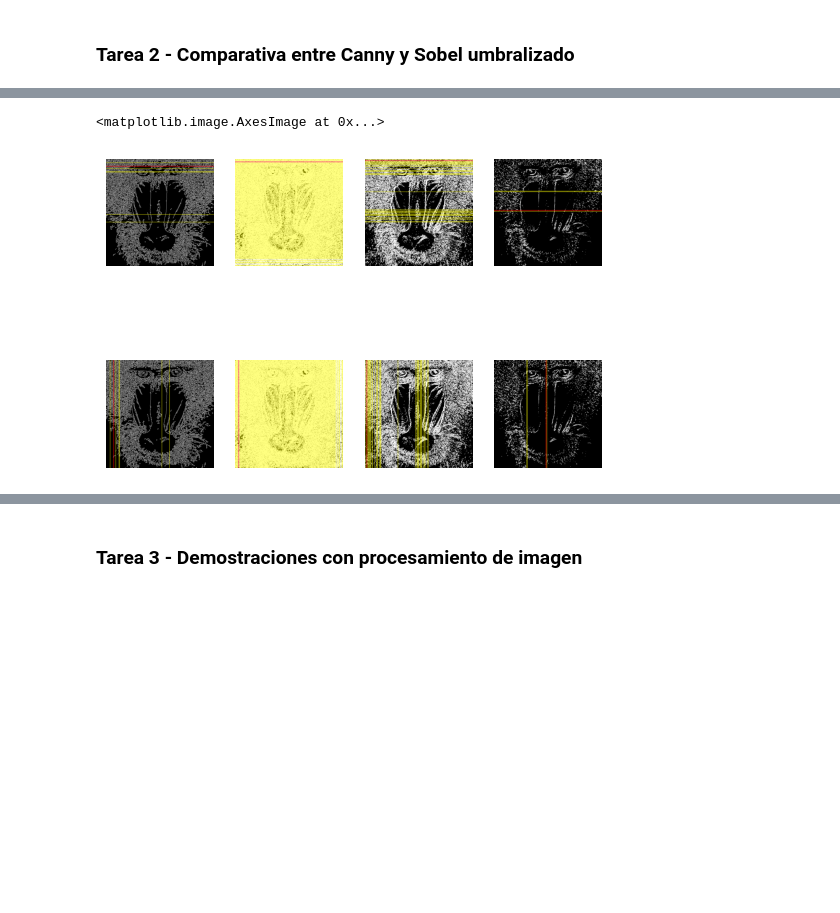
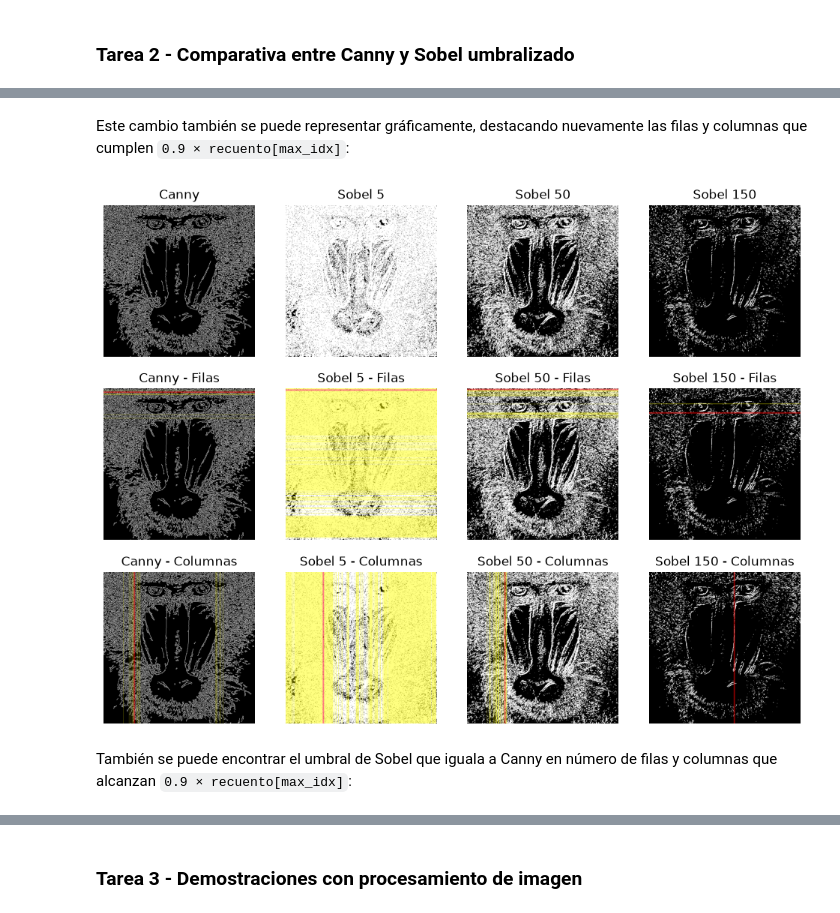
Before and after one commit to alejandra-rs/prac-VC, a Jupyter notebook: prac2/prac2.ipynb, the cells around one changed output, grey strips where cells are left out. Cells and saved outputs as stored; diff of their text form; code cells hidden in the pictures; blank space fills up the shorter version.

```diff
--- a/prac2/prac2.ipynb
+++ b/prac2/prac2.ipynb
@@ -85,7 +96,7 @@ def row_counts(image):
     return row_counts / (255 * image.shape[1])
 # %%
 def col_counts(image):
-    col_counts = cv2.reduce(image, 0, cv2.REDUCE_SUM, dtype=cv2.CV_32SC1)[0]
+    col_counts = cv2.reduce(image, 0, cv2.REDUCE_SUM, dtype=cv2.CV_32SC1).reshape(-1)
     return col_counts / (255 * image.shape[0])
 # %%
 def find_max_idx(rows):
@@ -146,0 +182,2 @@ Text(153, 14, '(150, 4)')
+# %% [markdown]
+Este cambio también se puede representar gráficamente, destacando nuevamente las filas y columnas que cumplen `0.9 × recuento[max_idx]`:
@@ -168,41 +208,30 @@ max90_idx_sobel150 = find_max90_idx(rows_sobel150_rgb, max_idx_sobel150)
+# %%
+def show(subplot, image, title):
+    subplot.axis('off')
+    subplot.imshow(image, cmap='gray')
+    subplot.set_title(title)
+
+def draw_lines(image, stats, axis):
+    axis_stats = stats[f'{axis}_stats']
+    if axis == 'row':
+        return row_threshold(image, axis_stats['max_idx'], axis_stats['max90_idx'])
+    return col_threshold(image, axis_stats['max_idx'], axis_stats['max90_idx'])
+# %%
+def plot_thresholds_in_image(subplots, image, image_stats, col_title):
+    image_rgb = cv2.cvtColor(image, cv2.COLOR_GRAY2RGB)
+    show(subplots[0], image_rgb, col_title)
+    show(subplots[1], draw_lines(image_rgb, image_stats, 'row'), f"{col_title} - Filas")
+    show(subplots[2], draw_lines(image_rgb, image_stats, 'col'), f"{col_title} - Columnas")
 # %%
-fig = plt.figure()
-gs0 = gridspec.GridSpec(2, 4, figure=fig)
+fig, subplots = plt.subplots(3, 4, figsize=(12, 9))
 
-canny_subplot_row = fig.add_subplot(gs0[0, 0])
-canny_subplot_col = fig.add_subplot(gs0[1, 0])
+plot_thresholds_in_image(subplots[:, 0], canny, canny_stats, "Canny")
+plot_thresholds_in_image(subplots[:, 1], sobel5, sobel5_stats, "Sobel 5")
+plot_thresholds_in_image(subplots[:, 2], sobel50, sobel50_stats, "Sobel 50")
+plot_thresholds_in_image(subplots[:, 3], sobel150, sobel150_stats, "Sobel 150")
 
-sobel5_subplot_row = fig.add_subplot(gs0[0, 1])
-sobel50_subplot_row = fig.add_subplot(gs0[0, 2])
-sobel150_subplot_row = fig.add_subplot(gs0[0, 3])
-
-sobel5_subplot_col = fig.add_subplot(gs0[1, 1])
-sobel50_subplot_col = fig.add_subplot(gs0[1, 2])
-sobel150_subplot_col = fig.add_subplot(gs0[1, 3])
-
-canny_subplot_row.axis('off')
-canny_subplot_row.imshow(draw_threshold_row(canny_rgb, max_idx_canny, max90_idx_canny), cmap='gray')
-
-canny_subplot_col.axis('off')
-canny_subplot_col.imshow(draw_threshold_col(canny_rgb, max_idx_canny, max90_idx_canny), cmap='gray')
-
-sobel5_subplot_row.axis('off')
-sobel5_subplot_row.imshow(draw_threshold_row(sobel5_rgb, max_idx_sobel5, max90_idx_sobel5), cmap='gray')
-
-sobel50_subplot_row.axis('off')
-sobel50_subplot_row.imshow(draw_threshold_row(sobel50_rgb, max_idx_sobel50, max90_idx_sobel50), cmap='gray')
-
-sobel150_subplot_row.axis('off')
-sobel150_subplot_row.imshow(draw_threshold_row(sobel150_rgb, max_idx_sobel150, max90_idx_sobel150), cmap='gray')
-
-sobel5_subplot_col.axis('off')
-sobel5_subplot_col.imshow(draw_threshold_col(sobel5_rgb, max_idx_sobel5, max90_idx_sobel5), cmap='gray')
-
-sobel50_subplot_col.axis('off')
-sobel50_subplot_col.imshow(draw_threshold_col(sobel50_rgb, max_idx_sobel50, max90_idx_sobel50), cmap='gray')
-
-sobel150_subplot_col.axis('off')
-sobel150_subplot_col.imshow(draw_threshold_col(sobel150_rgb, max_idx_sobel150, max90_idx_sobel150), cmap='gray')
+plt.show()
 # %% [output]
-<matplotlib.image.AxesImage at 0x...>
-[figure, old version]
+[figure, new version]
+# %% [markdown]
+También se puede encontrar el umbral de Sobel que iguala a Canny en número de filas y columnas que alcanzan `0.9 × recuento[max_idx]`:
```
Also changed, not shown: parts of 45 cells of this notebook, 16 other files.
